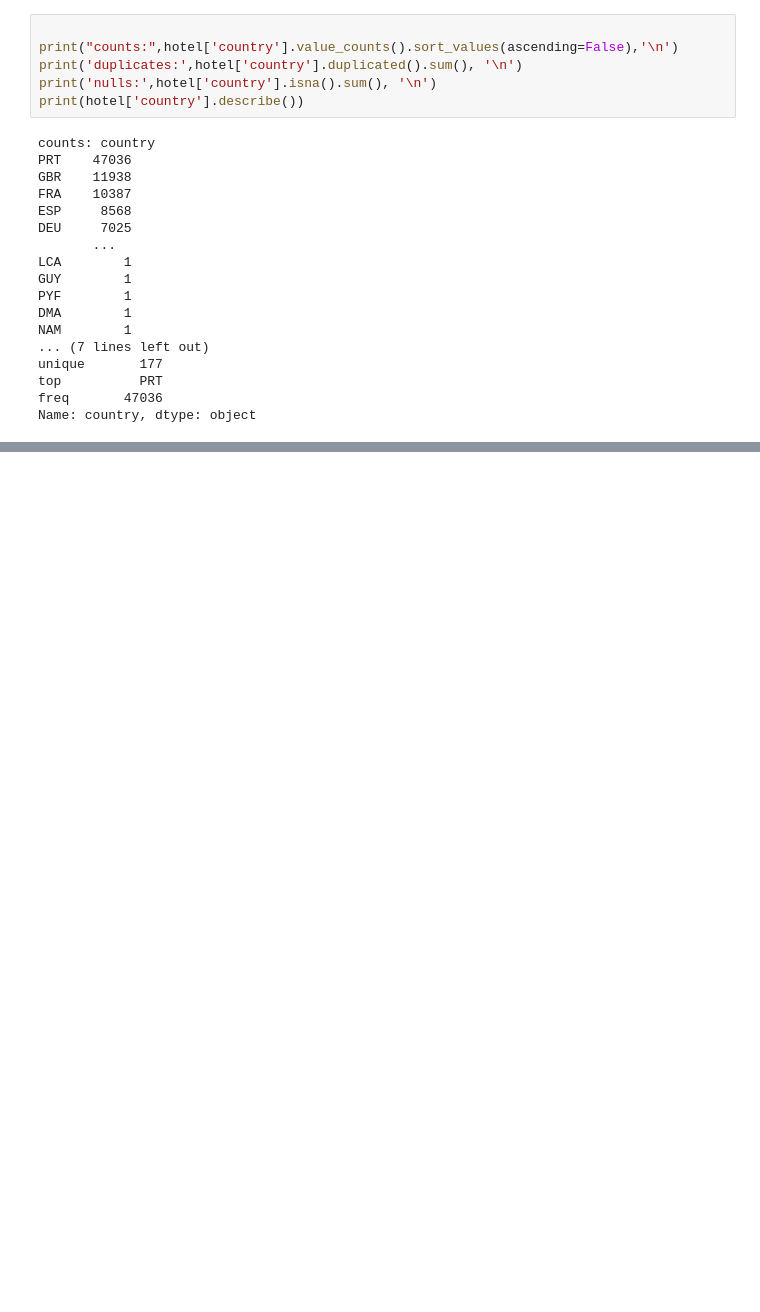
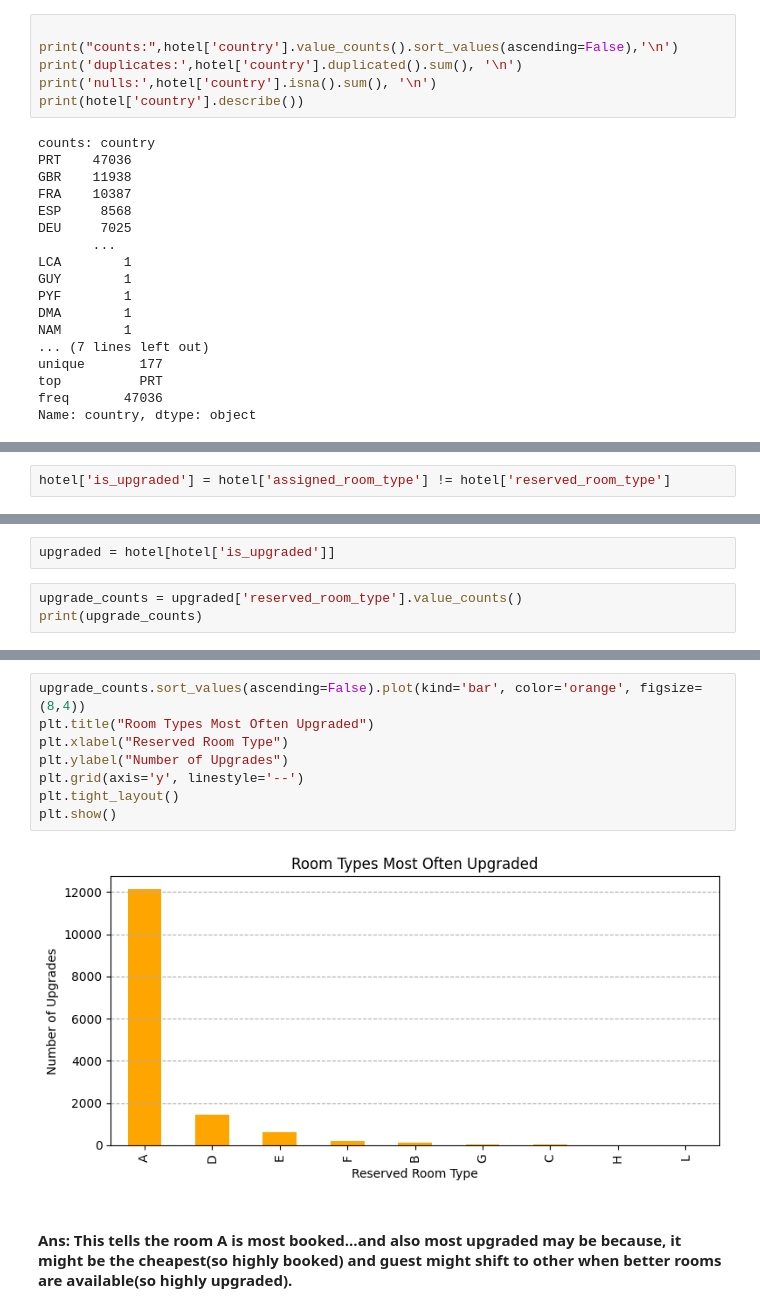
Before and after one commit to soni-vaishnavi/AU_Project, a Jupyter notebook: Project/main.ipynb, the cells around one changed output, grey strips where cells are left out. Saved outputs shown, nothing was run; the diff lists cells and outputs as text; blank space fills up the shorter version.

```diff
--- a/Project/main.ipynb
+++ b/Project/main.ipynb
@@ -767,0 +892,2 @@ Name: country, dtype: object
+# %%
+hotel['is_upgraded'] = hotel['assigned_room_type'] != hotel['reserved_room_type']
@@ -767,0 +915,5 @@ Name: country, dtype: object
+# %%
+upgraded = hotel[hotel['is_upgraded']]
+# %%
+upgrade_counts = upgraded['reserved_room_type'].value_counts()
+print(upgrade_counts)
@@ -767,0 +932,12 @@ Name: country, dtype: object
+# %%
+upgrade_counts.sort_values(ascending=False).plot(kind='bar', color='orange', figsize=(8,4))
+plt.title("Room Types Most Often Upgraded")
+plt.xlabel("Reserved Room Type")
+plt.ylabel("Number of Upgrades")
+plt.grid(axis='y', linestyle='--')
+plt.tight_layout()
+plt.show()
+# %% [output]
+[figure, added]
+# %% [markdown]
+#### Ans: This tells the room A is most booked...and also most upgraded may be because, it might be the cheapest(so highly booked) and guest might shift to other when better rooms are available(so highly upgraded).
```
Also changed, not shown: parts of 25 cells of this notebook.
